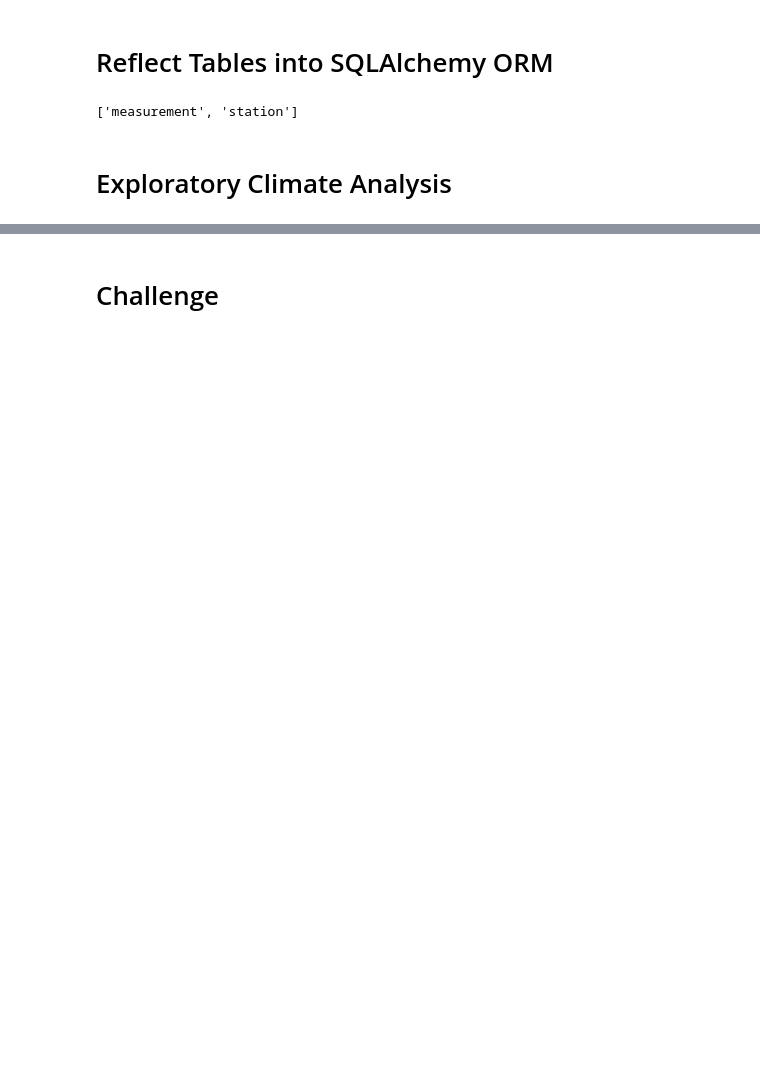
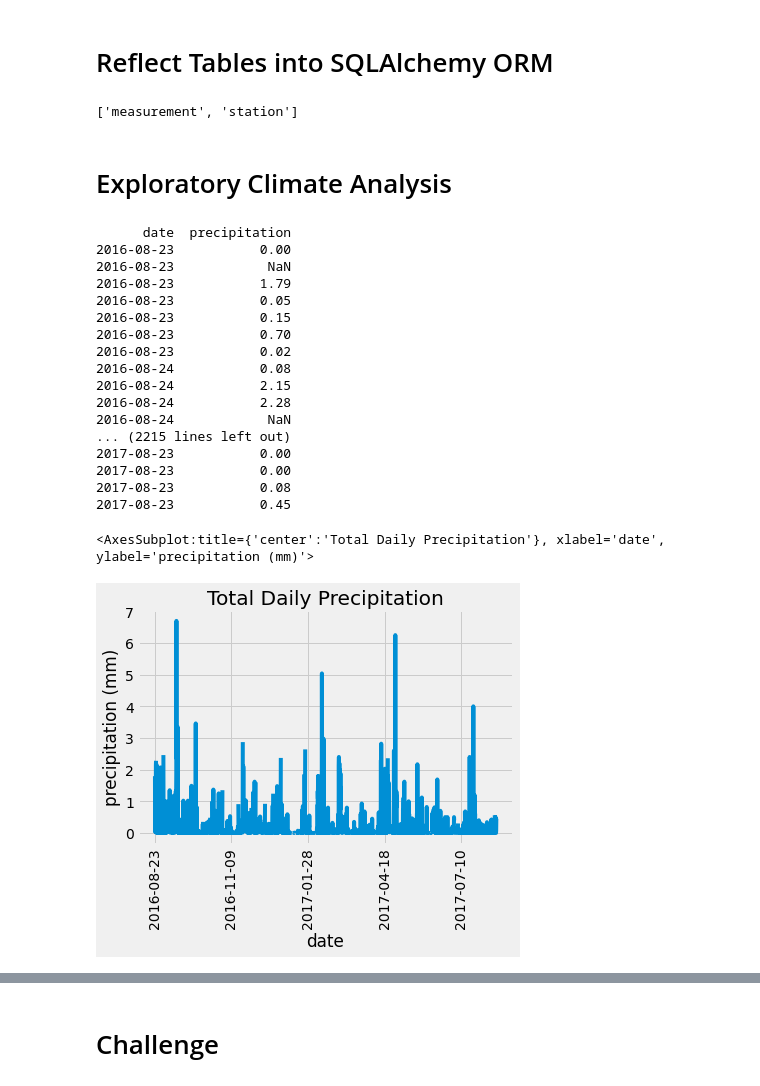
Before and after one commit to mearsdj/surfs_up, a Jupyter notebook: climate_analysis.ipynb, the cells around one changed output, grey strips where cells are left out. Saved outputs shown, nothing was run; the diff lists cells and outputs as text; code cells hidden in the pictures; blank space fills up the shorter version.

Commit message:
precip analysis completed

```diff
--- a/climate_analysis.ipynb
+++ b/climate_analysis.ipynb
@@ -41,15 +41,40 @@ session = Session(engine)
 # %%
 # Design a query to retrieve the last 12 months of precipitation data and plot the results.
 #Starting from the last data point in the database.
-
+latest_db_year = dt.date(2017,8,23)
 # Calculate the date one year from the last date in data set.
-
+prev_year = latest_db_year - dt.timedelta(days=365)
 # Perform a query to retrieve the data and precipitation scores
-
+results = []
+results = session.query(Measurement.date, Measurement.prcp).filter(Measurement.date >= prev_year).all()
+#print(results)
 # Save the query results as a Pandas DataFrame and set the index to the date column
-
+df = pd.DataFrame(results, columns=['date','precipitation'])
+df.set_index(keys=df['date'],inplace=True)
 # Sort the dataframe by date
-
+df = df.sort_index()
+print(df.to_string(index=False))
 # Use Pandas Plotting with Matplotlib to plot the data
+df.plot(title='Total Daily Precipitation',ylabel='precipitation (mm)', legend=False, rot=90)
+# %% [output]
+      date  precipitation
+2016-08-23           0.00
+2016-08-23            NaN
+2016-08-23           1.79
+2016-08-23           0.05
+2016-08-23           0.15
+2016-08-23           0.70
+2016-08-23           0.02
+2016-08-24           0.08
+2016-08-24           2.15
+2016-08-24           2.28
+2016-08-24            NaN
+... (2215 lines left out)
+2017-08-23           0.00
+2017-08-23           0.00
+2017-08-23           0.08
+2017-08-23           0.45
+<AxesSubplot:title={'center':'Total Daily Precipitation'}, xlabel='date', ylabel='precipitation (mm)'>
+[figure, added]
 # %%
 # Use Pandas to calcualte the summary statistics for the precipitation data
```
Also changed, not shown: parts of 1 cell of this notebook.
